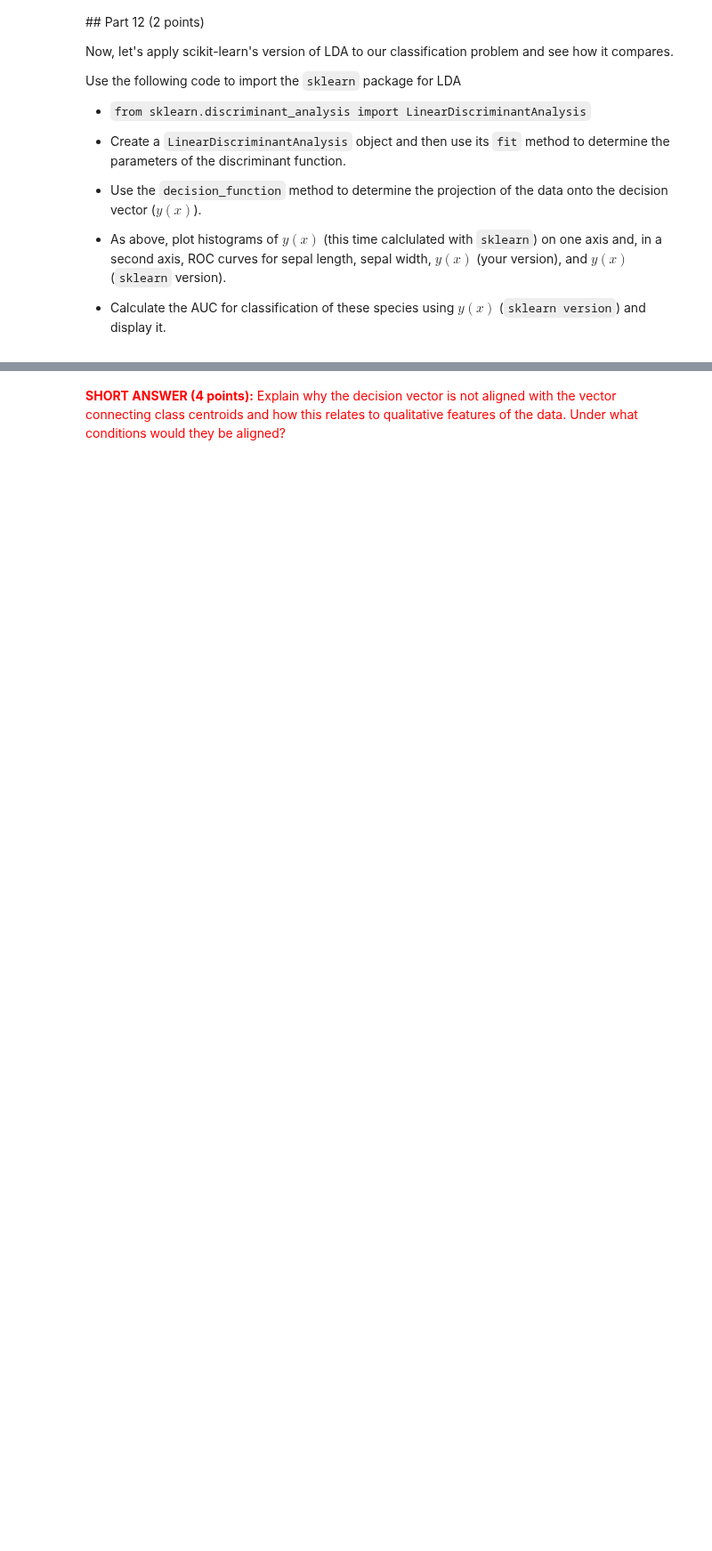
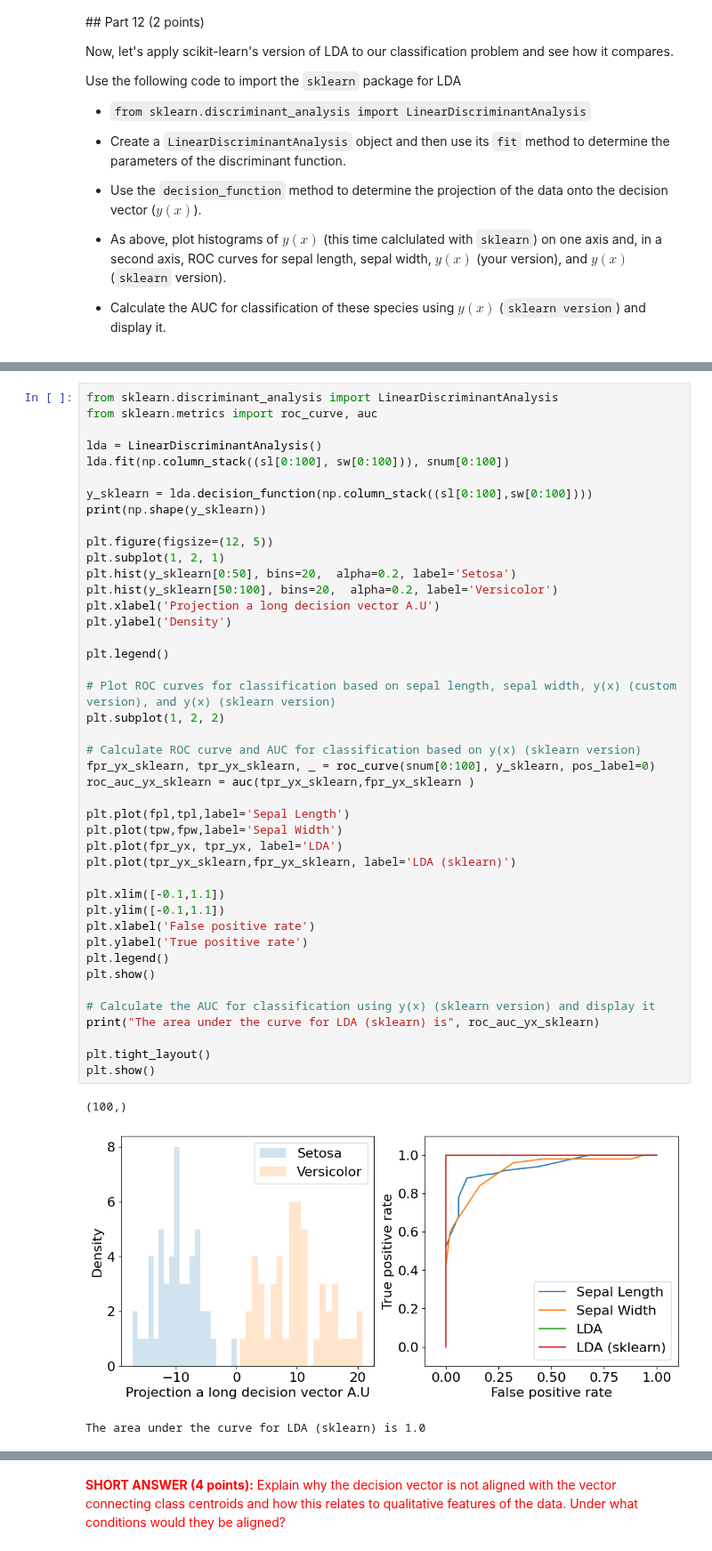
Before and after one commit to Urvi-M/BE559, a Jupyter notebook: Homework3_part1_v1.ipynb, the cells around one changed output, grey strips where cells are left out. Shown at 89% size. Saved outputs shown, nothing was run; the diff lists cells and outputs as text; blank space fills up the shorter version.

```diff
--- a/Homework3_part1_v1.ipynb
+++ b/Homework3_part1_v1.ipynb
@@ -457,0 +452,47 @@ The area under the curve for LDA (sklearn) is 0.980
+# %%
+from sklearn.discriminant_analysis import LinearDiscriminantAnalysis
+from sklearn.metrics import roc_curve, auc
+
+lda = LinearDiscriminantAnalysis()
+lda.fit(np.column_stack((sl[0:100], sw[0:100])), snum[0:100])
+
+y_sklearn = lda.decision_function(np.column_stack((sl[0:100],sw[0:100])))
+print(np.shape(y_sklearn))
+
+plt.figure(figsize=(12, 5))
+plt.subplot(1, 2, 1)
+plt.hist(y_sklearn[0:50], bins=20,  alpha=0.2, label='Setosa')
+plt.hist(y_sklearn[50:100], bins=20,  alpha=0.2, label='Versicolor')
+plt.xlabel('Projection a long decision vector A.U')
+plt.ylabel('Density')
+
+plt.legend()
+
+# Plot ROC curves for classification based on sepal length, sepal width, y(x) (custom version), and y(x) (sklearn version)
+plt.subplot(1, 2, 2)
+
+# Calculate ROC curve and AUC for classification based on y(x) (sklearn version)
+fpr_yx_sklearn, tpr_yx_sklearn, _ = roc_curve(snum[0:100], y_sklearn, pos_label=0)
+roc_auc_yx_sklearn = auc(tpr_yx_sklearn,fpr_yx_sklearn )
+
+plt.plot(fpl,tpl,label='Sepal Length')
+plt.plot(tpw,fpw,label='Sepal Width')
+plt.plot(fpr_yx, tpr_yx, label='LDA')
+plt.plot(tpr_yx_sklearn,fpr_yx_sklearn, label='LDA (sklearn)')
+
+plt.xlim([-0.1,1.1])
+plt.ylim([-0.1,1.1])
+plt.xlabel('False positive rate')
+plt.ylabel('True positive rate')
+plt.legend()
+plt.show()
+
+# Calculate the AUC for classification using y(x) (sklearn version) and display it
+print("The area under the curve for LDA (sklearn) is", roc_auc_yx_sklearn)
+
+plt.tight_layout()
+plt.show()
+# %% [output]
+(100,)
+[figure, added]
+The area under the curve for LDA (sklearn) is 1.0
```
Also changed, not shown: parts of 10 cells of this notebook.
